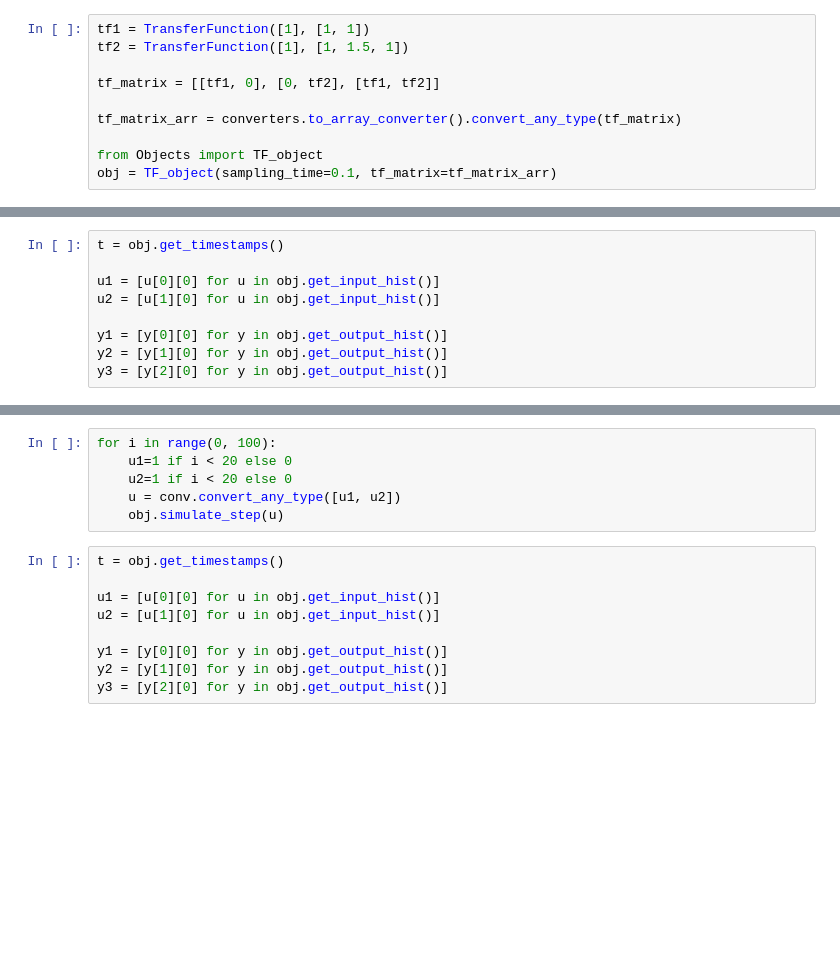
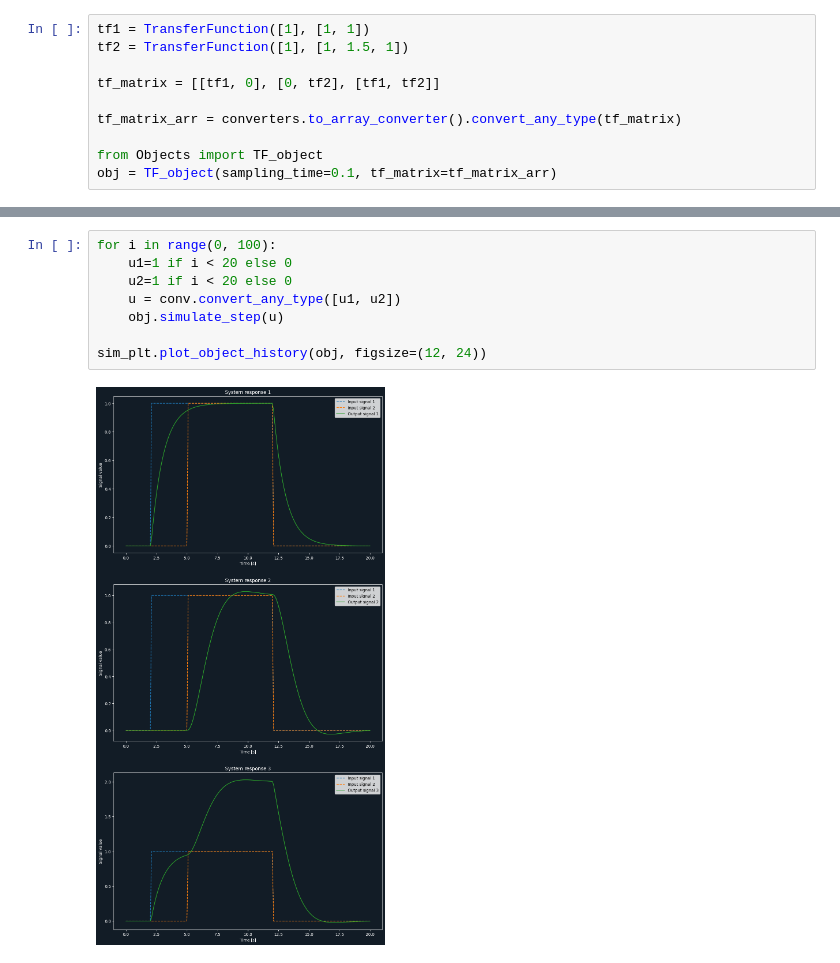
Before and after one commit to MrocznyZdzichu/dyn_mod_sims, a Jupyter notebook: 04_MIMO_inertials.ipynb, the cells around one changed output, grey strips where cells are left out. Drawn from its saved outputs; the diff is of its cells as text; blank space fills up the shorter version.

```diff
--- a/04_MIMO_inertials.ipynb
+++ b/04_MIMO_inertials.ipynb
@@ -24,9 +28,0 @@ for i in range(0, 100):
-# %%
-t = obj.get_timestamps()
-
-u1 = [u[0][0] for u in obj.get_input_hist()]
-u2 = [u[1][0] for u in obj.get_input_hist()]
-
-y1 = [y[0][0] for y in obj.get_output_hist()]
-y2 = [y[1][0] for y in obj.get_output_hist()]
-y3 = [y[2][0] for y in obj.get_output_hist()]
@@ -62,15 +29,10 @@ sink = ax3.legend()
 # %%
 for i in range(0, 100):
     u1=1 if i < 20 else 0
     u2=1 if i < 20 else 0
     u = conv.convert_any_type([u1, u2])
     obj.simulate_step(u)
+
+sim_plt.plot_object_history(obj, figsize=(12, 24))
+# %% [output]
+[figure, added]
-# %%
-t = obj.get_timestamps()
-
-u1 = [u[0][0] for u in obj.get_input_hist()]
-u2 = [u[1][0] for u in obj.get_input_hist()]
-
-y1 = [y[0][0] for y in obj.get_output_hist()]
-y2 = [y[1][0] for y in obj.get_output_hist()]
-y3 = [y[2][0] for y in obj.get_output_hist()]
```
Also changed, not shown: parts of 4 cells of this notebook, 5 other files.
